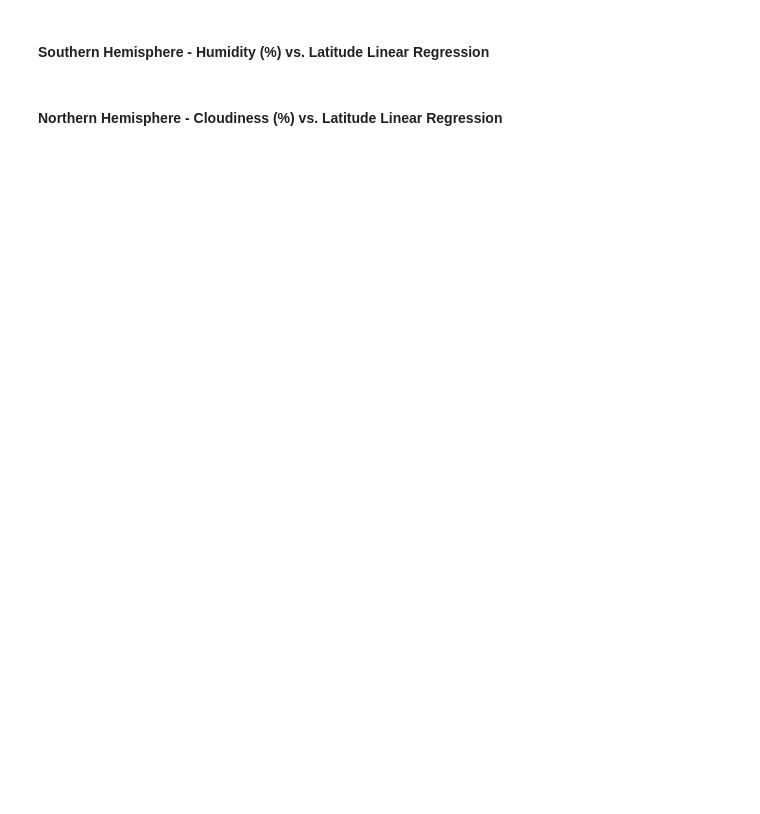
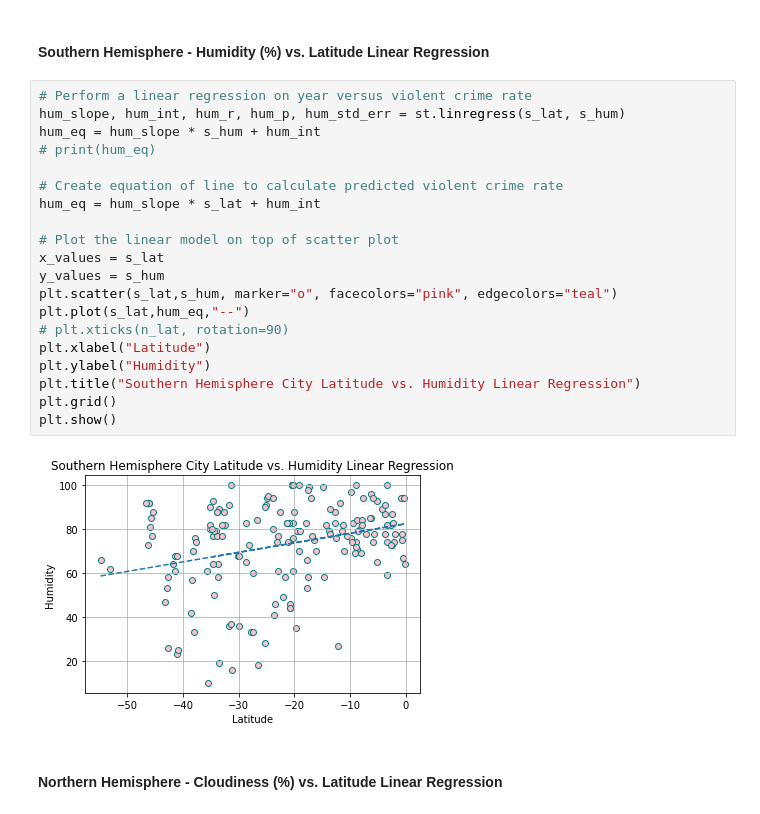
Before and after one commit to LizzyRevels/python-api-challenge, a Jupyter notebook: WeatherPy/WeatherPy.ipynb, the cells around one changed output. Drawn from its saved outputs; the diff is of its cells as text; blank space fills up the shorter version.

```diff
--- a/WeatherPy/WeatherPy.ipynb
+++ b/WeatherPy/WeatherPy.ipynb
@@ -343,4 +386,26 @@ plt.show()
 # %% [markdown]
 ####  Southern Hemisphere - Humidity (%) vs. Latitude Linear Regression
+# %%
+# Perform a linear regression on year versus violent crime rate
+hum_slope, hum_int, hum_r, hum_p, hum_std_err = st.linregress(s_lat, s_hum)
+hum_eq = hum_slope * s_hum + hum_int
+# print(hum_eq)
+
+# Create equation of line to calculate predicted violent crime rate
+hum_eq = hum_slope * s_lat + hum_int
+
+# Plot the linear model on top of scatter plot
+x_values = s_lat
+y_values = s_hum
+plt.scatter(s_lat,s_hum, marker="o", facecolors="pink", edgecolors="teal")
+plt.plot(s_lat,hum_eq,"--")
+# plt.xticks(n_lat, rotation=90)
+plt.xlabel("Latitude")
+plt.ylabel("Humidity")
+plt.title("Southern Hemisphere City Latitude vs. Humidity Linear Regression")
+plt.grid()
+plt.show()
+# %% [output]
+[figure, added]
 # %% [markdown]
 ####  Northern Hemisphere - Cloudiness (%) vs. Latitude Linear Regression
```
Also changed, not shown: parts of 8 cells of this notebook.
